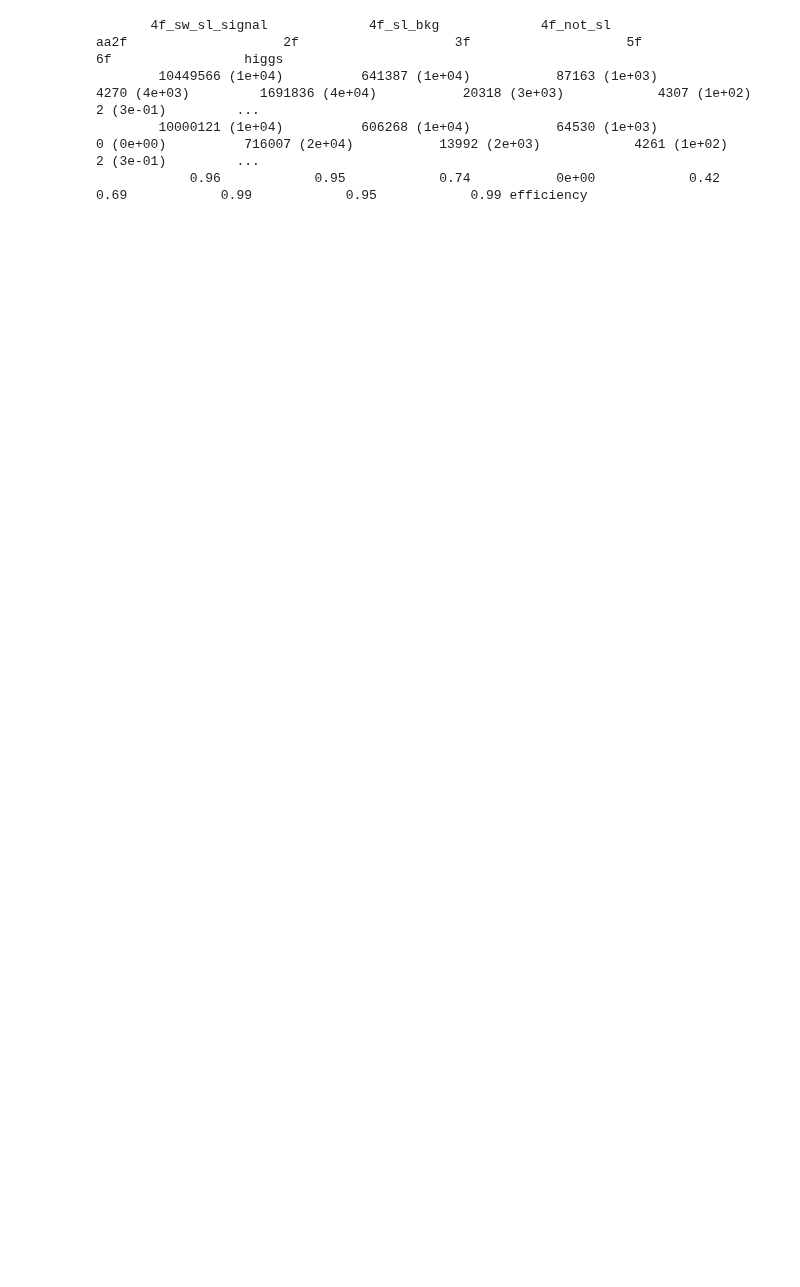
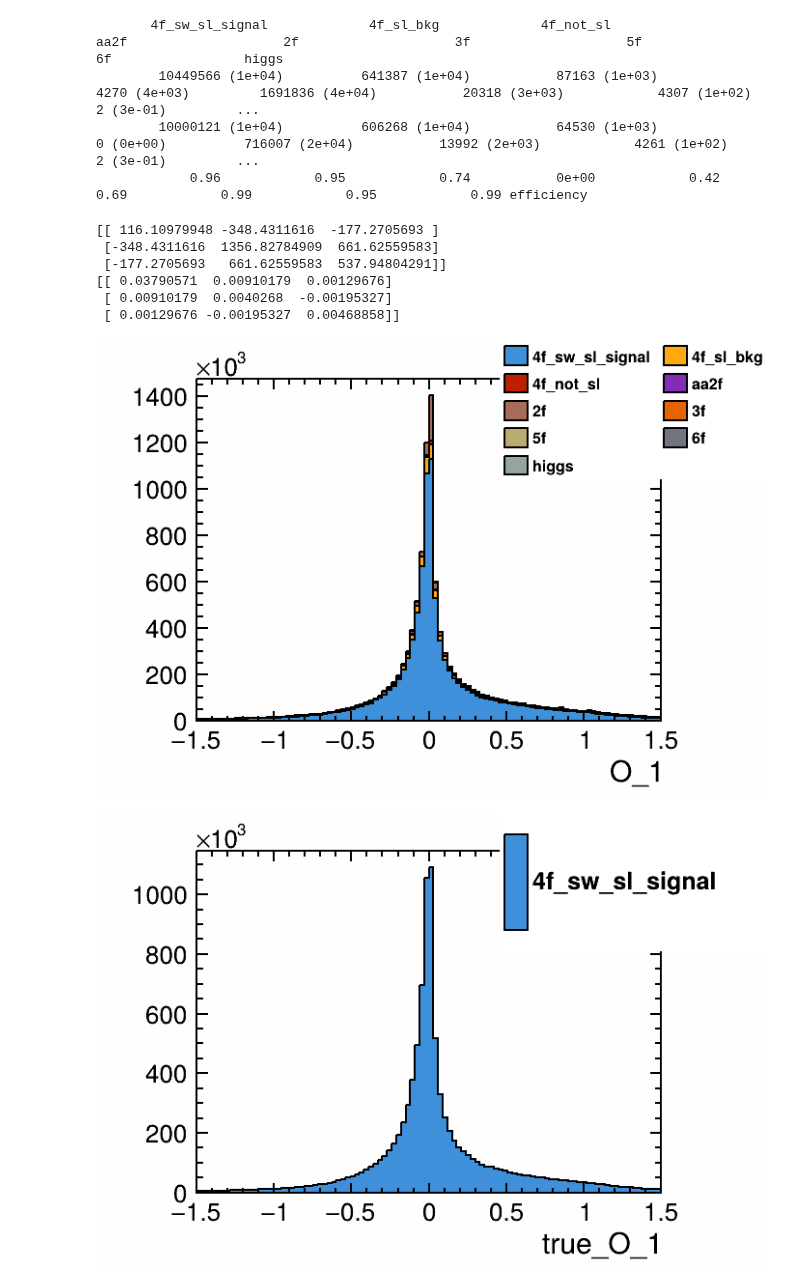
Before and after one commit to Zehvogel/enuW, a Jupyter notebook: miniDST-stage2-test.ipynb, the cells around one changed output. Drawn from its saved outputs; the diff is of its cells as text; code cells hidden in the pictures; blank space fills up the shorter version.

```diff
--- a/miniDST-stage2-test.ipynb
+++ b/miniDST-stage2-test.ipynb
@@ -101,4 +101,6 @@ analysis.Define("charged_fraction", "n_charged_PFOs / static_cast<double>(n_char
 # %%
+signal_category = ["4f_sw_sl_signal"]
+analysis.define_truth_objects(signal_category)
 analysis.define_reco_objects(x_angle)
 analysis.remove_x_angle(x_angle)
 analysis.define_hagiwara_angles()
@@ -141,3 +139,25 @@ analysis.print_reports()
         10449566 (1e+04)          641387 (1e+04)           87163 (1e+03)            4270 (4e+03)         1691836 (4e+04)           20318 (3e+03)            4307 (1e+02)               2 (3e-01)         ...
         10000121 (1e+04)          606268 (1e+04)           64530 (1e+03)               0 (0e+00)          716007 (2e+04)           13992 (2e+03)            4261 (1e+02)               2 (3e-01)         ...
             0.96            0.95            0.74           0e+00            0.42            0.69            0.99            0.95            0.99 efficiency
+# %%
+import numpy as np
+c = analysis.get_OO_matrix_normalized()
+print(c)
+print(np.linalg.inv(c))
+# %% [output]
+[[ 116.10979948 -348.4311616  -177.2705693 ]
+ [-348.4311616  1356.82784909  661.62559583]
+ [-177.2705693   661.62559583  537.94804291]]
+[[ 0.03790571  0.00910179  0.00129676]
+ [ 0.00910179  0.0040268  -0.00195327]
+ [ 0.00129676 -0.00195327  0.00468858]]
+# %%
+analysis.draw_histogram("O_1")
+analysis.draw_histogram("true_O_1", categories=signal_category)
+analysis.draw_histogram("O_2")
+analysis.draw_histogram("true_O_2", categories=signal_category)
+analysis.draw_histogram("O_3")
+analysis.draw_histogram("true_O_3", categories=signal_category)
+# %% [output]
+[figure, added]
+[figure, added]
```
Also changed, not shown: parts of 14 cells of this notebook, 3 other files.
